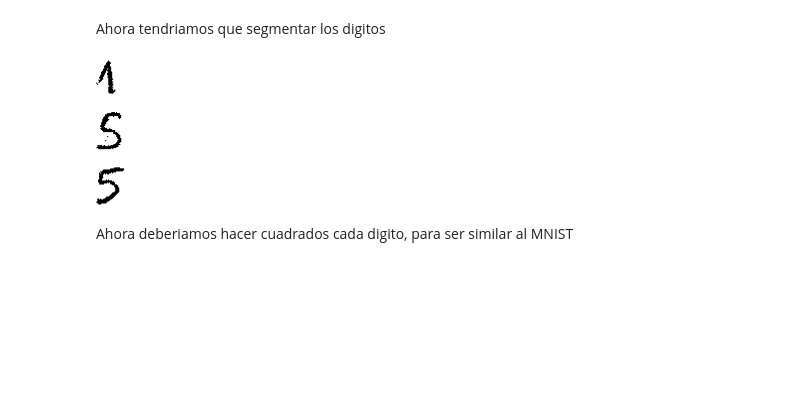
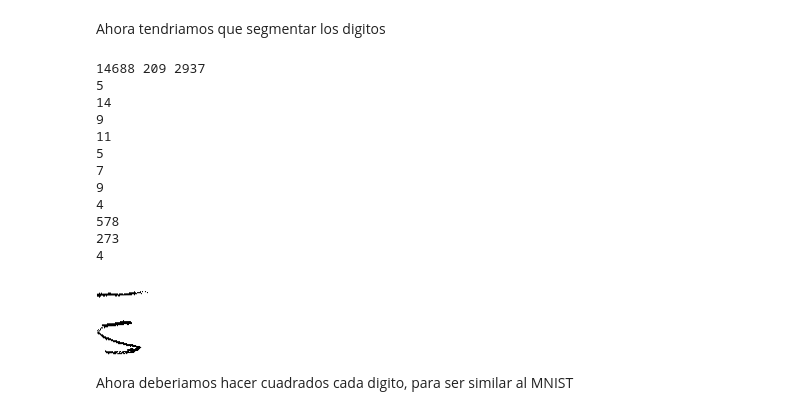
Before and after one commit to flianza/ocr-telegrams-with-domain-adaptation, a Jupyter notebook: notebooks/opencv_segmentation.ipynb, the cells around one changed output. Saved outputs shown, nothing was run; the diff lists cells and outputs as text; code cells hidden in the pictures; blank space fills up the shorter version.

Commit message:
Correcciones en la segmentacion

```diff
--- a/notebooks/opencv_segmentation.ipynb
+++ b/notebooks/opencv_segmentation.ipynb
@@ -240,7 +260,7 @@ ys = sorted(y_means.values())
 
 # Vamos a eliminar la primer row (la que tiene los titulos)
 # y las ultimas 4 (votos blanco, nulos, recurridos, identidad impugnada)
-ys = ys[1:-4]
+ys = ys[1:11]
 # %%
 digit_blocks = list(extract_digit_blocks(xs, ys))
 # %% [output]
@@ -284,7 +304,8 @@ def segment_digits(digit_block):
     # Set lower bound and upper bound criteria for characters
     total_pixels = image.shape[0] * image.shape[1]
     lower = total_pixels // 70 # heuristic param, can be fine tuned if necessary
-    upper = total_pixels // 20 # heuristic param, can be fine tuned if necessary
+    upper = total_pixels // 5 # heuristic param, can be fine tuned if necessary
+    print(total_pixels, lower, upper)
 
     # Loop over the unique components
     for (i, label) in enumerate(np.unique(labels)):
@@ -297,6 +318,7 @@ def segment_digits(digit_block):
         labelMask = np.zeros(thresh.shape, dtype="uint8")
         labelMask[labels == label] = 255
         numPixels = cv2.countNonZero(labelMask)
+        print(numPixels)
 
         # If the number of pixels in the component is between lower bound and upper bound,
         # add it to our mask
@@ -310,22 +332,30 @@ def segment_digits(digit_block):
     # Sort the bounding boxes from left to right, top to bottom
     # sort by Y first, and then sort by X if Ys are similar
     def compare(rect1, rect2):
-        if abs(rect1[1] - rect2[1]) > 10:
-            return rect1[1] - rect2[1]
-        else:
-            return rect1[0] - rect2[0]
+        return rect1[0] - rect2[0]
     boundingBoxes = sorted(boundingBoxes, key=functools.cmp_to_key(compare))
 
     for x, y, w, h in boundingBoxes:
         img_digit = gray[y:(y+h), x:(x+w)]
         yield img_digit
 # %%
-for digit in segment_digits(digit_blocks[6]):
+for digit in segment_digits(digit_blocks[-10]):
     imgshow(digit)
 # %% [output]
+14688 209 2937
+5
+14
+9
+11
+5
+7
+9
+4
+578
+273
+4
-[figure, old version]
+[figure, new version]
-[figure, old version]
+[figure, new version]
-[figure, removed]
 # %% [markdown]
 Ahora deberiamos hacer cuadrados cada digito, para ser similar al MNIST
 # %%
```
Also changed, not shown: parts of 15 cells of this notebook, 7 other files.
